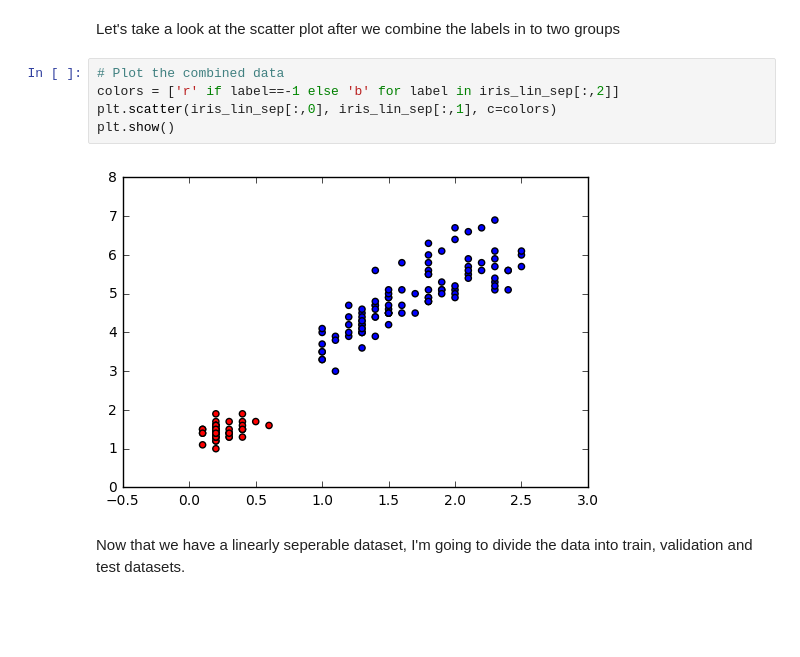
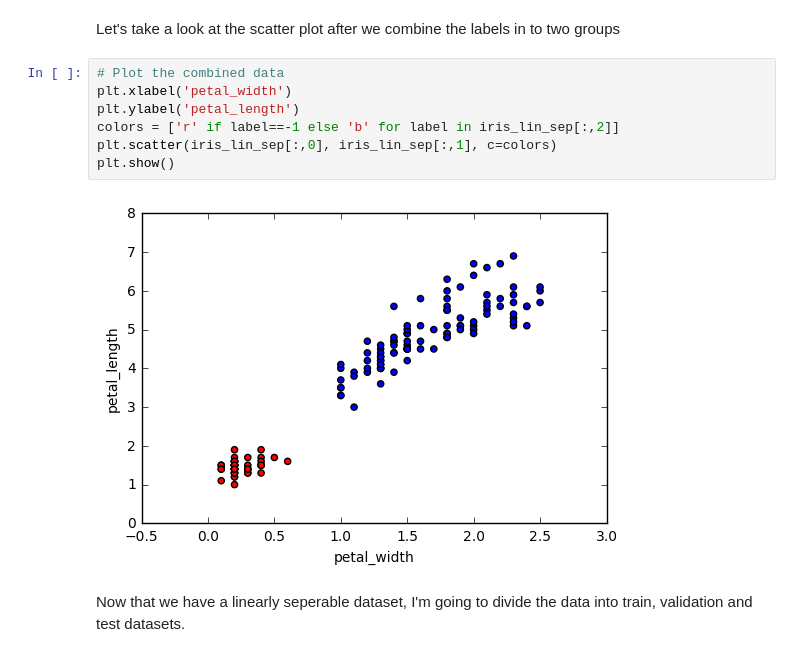
Before and after one commit to reza-asad/SVM-with-SMO, a Jupyter notebook: SVM.ipynb, the cells around one changed output. Cells and saved outputs as stored; diff of their text form; blank space fills up the shorter version.

```diff
--- a/SVM.ipynb
+++ b/SVM.ipynb
@@ -40,11 +40,13 @@ iris_lin_sep = iris_lin_sep.as_matrix()
 Let's take a look at the scatter plot after we combine the labels in to two groups
 # %%
 # Plot the combined data
+plt.xlabel('petal_width')
+plt.ylabel('petal_length')
 colors = ['r' if label==-1 else 'b' for label in iris_lin_sep[:,2]]
 plt.scatter(iris_lin_sep[:,0], iris_lin_sep[:,1], c=colors)
 plt.show()
 # %% [output]
-[figure, old version]
+[figure, new version]
 # %% [markdown]
 Now that we have a linearly seperable dataset, I'm going to divide the data into train, validation and test datasets.
 # %%
```
Also changed, not shown: parts of 2 cells of this notebook, 2 other files.
